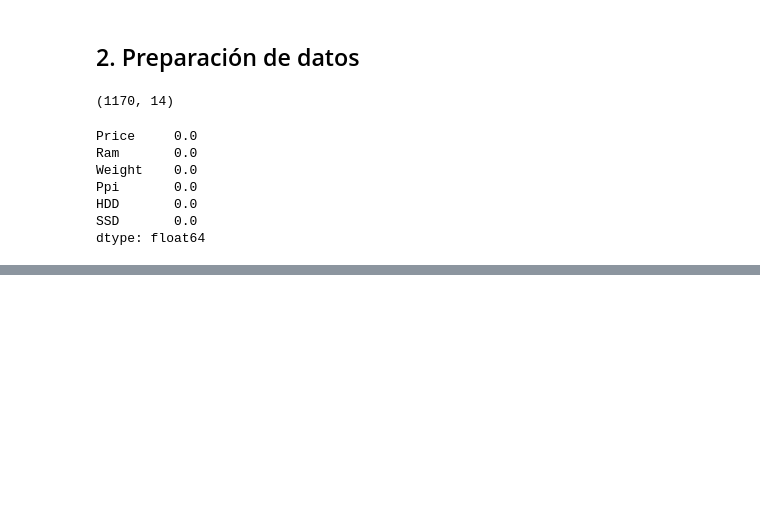
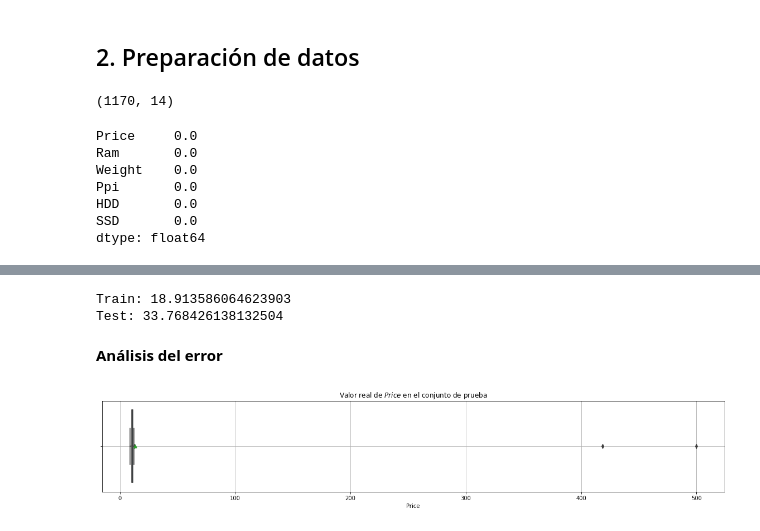
Before and after one commit to montejs3/Bi, a Jupyter notebook: LabBi/Lab2-Regresion/lab2.ipynb, the cells around one changed output, grey strips where cells are left out. Drawn from its saved outputs; the diff is of its cells as text; code cells hidden in the pictures; blank space fills up the shorter version.

```diff
--- a/LabBi/Lab2-Regresion/lab2.ipynb
+++ b/LabBi/Lab2-Regresion/lab2.ipynb
@@ -117,0 +191,16 @@ dtype: float64
+# %%
+print("Train:", np.sqrt(mean_squared_error(y_train, regression.predict(X_train))))
+print("Test:", np.sqrt(mean_squared_error(y_test, regression.predict(X_test))))
+# %% [output]
+Train: 18.913586064623903
+Test: 33.768426138132504
+# %% [markdown]
+**Análisis del error**
+# %%
+plt.figure(figsize=(20, 3))
+sns.boxplot(x=y_test, showmeans=True, orient="h")
+plt.title("Valor real de $\t{Price}$ en el conjunto de prueba")
+plt.grid()
+plt.show()
+# %% [output]
+[figure, added]
```
Also changed, not shown: parts of 22 cells of this notebook.
